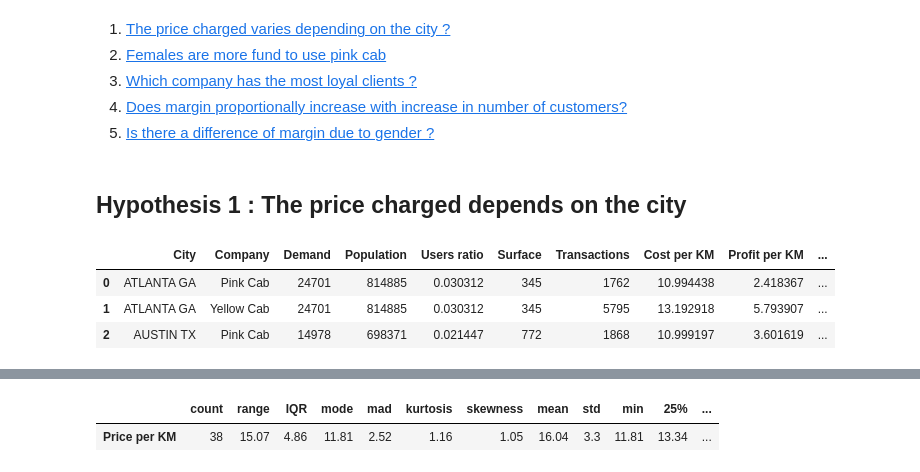
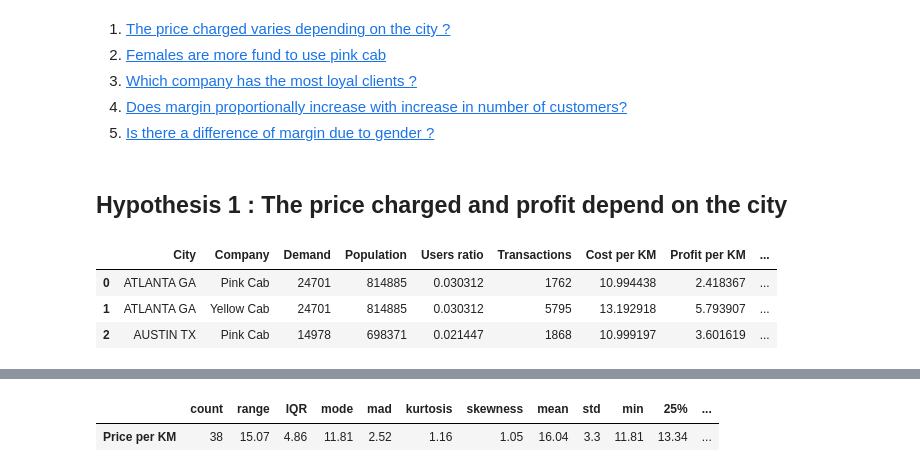
Before and after one commit to Rim-B/Cab_Investment, a Jupyter notebook: Cab Investment EDA.ipynb, the cells around one changed output, grey strips where cells are left out. Saved outputs shown, nothing was run; the diff lists cells and outputs as text; code cells hidden in the pictures.

```diff
--- a/Cab Investment EDA.ipynb
+++ b/Cab Investment EDA.ipynb
@@ -314,5 +304,3 @@ city_surfaces = pd.DataFrame.from_dict(city_surfaces_dictio)
-# %%
-City_Data = City_Data.merge(city_surfaces)
 # %% [markdown]
 ## Customer_Data <a class="anchor" id="Customer_Data"></a>
 # %% [markdown]
@@ -511,22 +501,22 @@ Correlation_graph(df_dummy,df_dummy.columns.tolist(), figsize=[25,20])
 4. [Does margin proportionally increase with increase in number of customers?](#Hypothesis_4)
 5. [Is there a difference of margin due to gender ?](#Hypothesis_5)
 # %% [markdown]
-## Hypothesis 1 : The price charged depends on the city<a class="anchor" id="Hypothesis_1"></a>
+## Hypothesis 1 : The price charged and profit depend on the city<a class="anchor" id="Hypothesis_1"></a>
 # %%
 City_Company_df = Dataset.groupby(["City","Company"]
                                  ).agg({"Users":np.mean,"Population":np.mean,"Users ratio":np.mean,
-                                        "Surface":np.mean,"Customer ID":len,"Cost per KM":np.mean,
+                                        "Customer ID":len,"Cost per KM":np.mean,
                                         "Profit per KM":np.mean,"Price per KM":np.mean
                                        }).reset_index()
 City_Company_df = City_Company_df.rename(columns={'Customer ID':'Transactions','Users':'Demand'})
 
 City_Company_unique_users = Dataset.groupby(["City","Company"])["Customer ID"].nunique().reset_index()
 City_Company_unique_users = City_Company_unique_users.rename(columns={'Customer ID':'Users'})
 
 City_Company_df = City_Company_df.merge(City_Company_unique_users,on=["City","Company"])
 City_Company_df.head(3)
 # %% [output]
-|  | City | Company | Demand | Population | Users ratio | Surface | Transactions | Cost per KM | Profit per KM | ... |
-| 0 | ATLANTA GA | Pink Cab | 24701 | 814885 | 0.030312 | 345 | 1762 | 10.994438 | 2.418367 | ... |
-| 1 | ATLANTA GA | Yellow Cab | 24701 | 814885 | 0.030312 | 345 | 5795 | 13.192918 | 5.793907 | ... |
-| 2 | AUSTIN TX | Pink Cab | 14978 | 698371 | 0.021447 | 772 | 1868 | 10.999197 | 3.601619 | ... |
+|  | City | Company | Demand | Population | Users ratio | Transactions | Cost per KM | Profit per KM | ... |
+| 0 | ATLANTA GA | Pink Cab | 24701 | 814885 | 0.030312 | 1762 | 10.994438 | 2.418367 | ... |
+| 1 | ATLANTA GA | Yellow Cab | 24701 | 814885 | 0.030312 | 5795 | 13.192918 | 5.793907 | ... |
+| 2 | AUSTIN TX | Pink Cab | 14978 | 698371 | 0.021447 | 1868 | 10.999197 | 3.601619 | ... |
```
Also changed, not shown: parts of 37 cells of this notebook, 1 other file.
